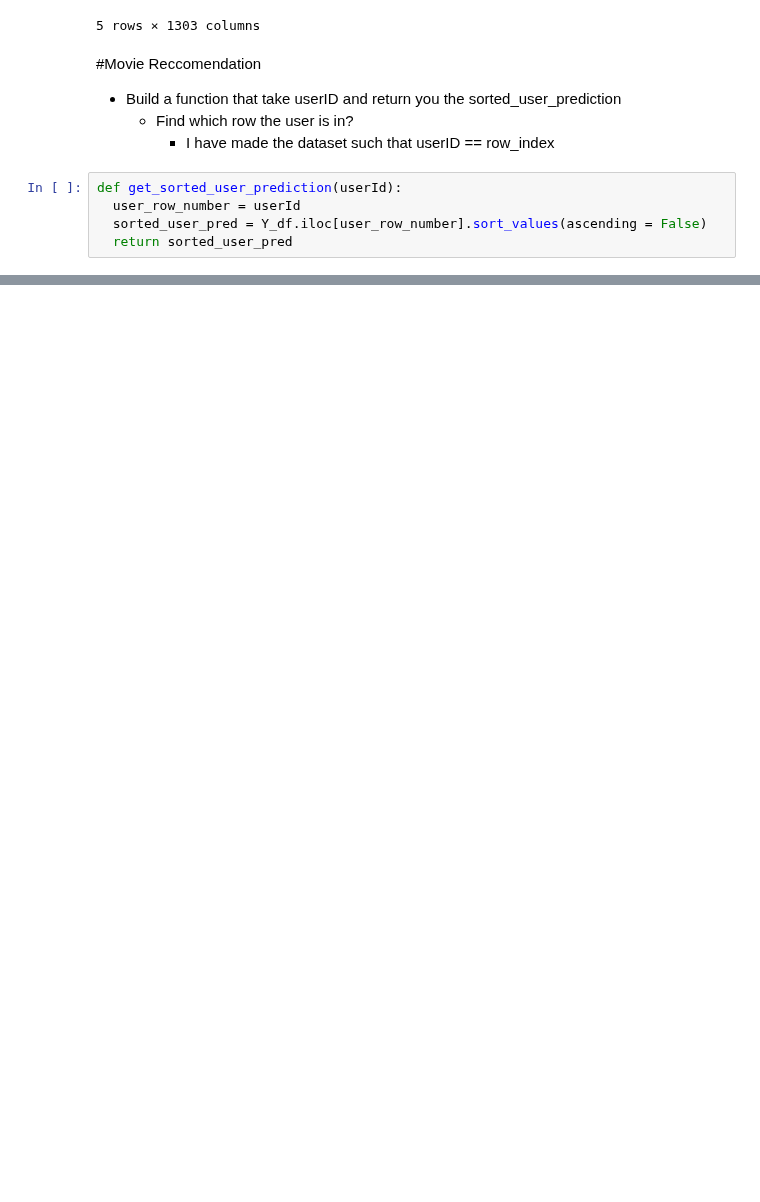
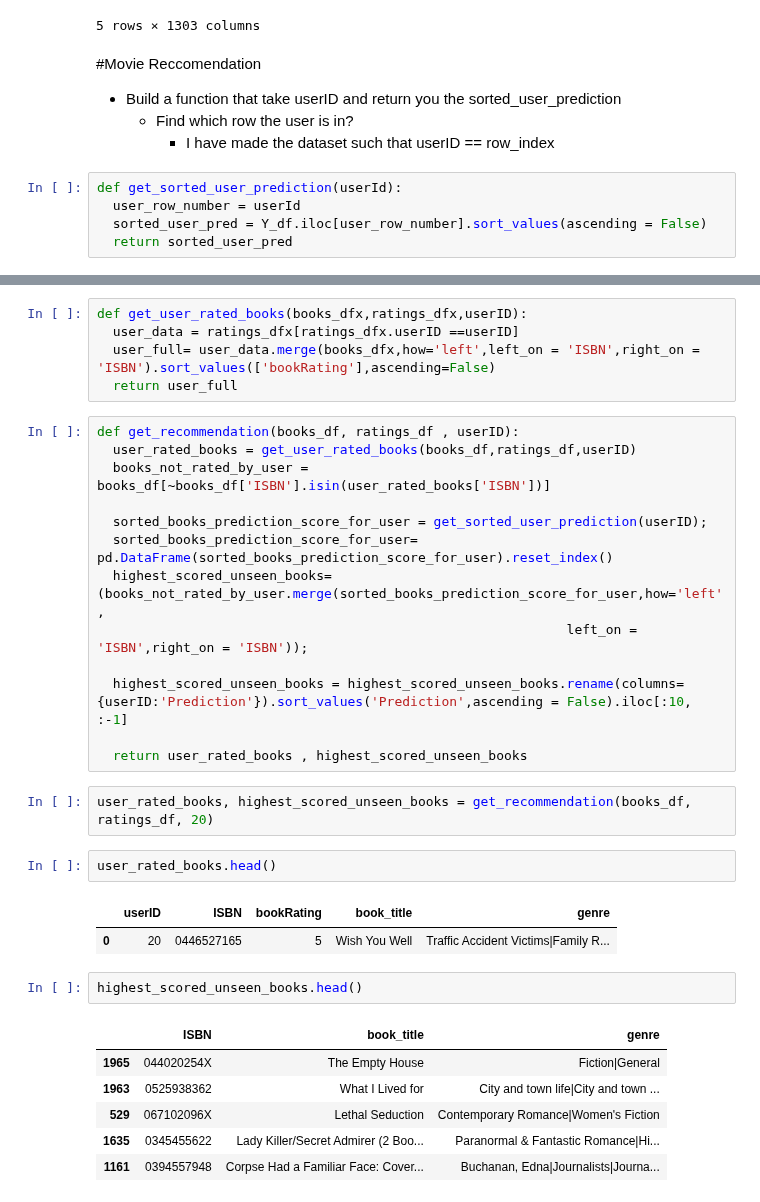
Before and after one commit to Pager07/Book-Recommendation, a Jupyter notebook: SVDHomeWork.ipynb, the cells around one changed output, grey strips where cells are left out. Drawn from its saved outputs; the diff is of its cells as text; blank space fills up the shorter version.

Commit message:
Movie Recommendation algorithm working

```diff
--- a/SVDHomeWork.ipynb
+++ b/SVDHomeWork.ipynb
@@ -111,0 +128,34 @@ def get_sorted_user_prediction(userId):
+# %%
+def get_user_rated_books(books_dfx,ratings_dfx,userID):
+  user_data = ratings_dfx[ratings_dfx.userID ==userID]
+  user_full= user_data.merge(books_dfx,how='left',left_on = 'ISBN',right_on = 'ISBN').sort_values(['bookRating'],ascending=False)
+  return user_full
+# %%
+def get_recommendation(books_df, ratings_df , userID):
+  user_rated_books = get_user_rated_books(books_df,ratings_df,userID)
+  books_not_rated_by_user = books_df[~books_df['ISBN'].isin(user_rated_books['ISBN'])]
+
+  sorted_books_prediction_score_for_user = get_sorted_user_prediction(userID);
+  sorted_books_prediction_score_for_user= pd.DataFrame(sorted_books_prediction_score_for_user).reset_index()
+  highest_scored_unseen_books=(books_not_rated_by_user.merge(sorted_books_prediction_score_for_user,how='left',
+                                                            left_on = 'ISBN',right_on = 'ISBN'));
+
+  highest_scored_unseen_books = highest_scored_unseen_books.rename(columns={userID:'Prediction'}).sort_values('Prediction',ascending = False).iloc[:10, :-1]
+
+  return user_rated_books , highest_scored_unseen_books
+# %%
+user_rated_books, highest_scored_unseen_books = get_recommendation(books_df, ratings_df, 20)
+# %%
+user_rated_books.head()
+# %% [output]
+|  | userID | ISBN | bookRating | book_title | genre |
+| 0 | 20 | 0446527165 | 5 | Wish You Well | Traffic Accident Victims|Family R... |
+# %%
+highest_scored_unseen_books.head()
+# %% [output]
+|  | ISBN | book_title | genre |
+| 1965 | 044020254X | The Empty House | Fiction|General |
+| 1963 | 0525938362 | What I Lived for | City and town life|City and town ... |
+| 529 | 067102096X | Lethal Seduction | Contemporary Romance|Women's Fiction |
+| 1635 | 0345455622 | Lady Killer/Secret Admirer (2 Boo... | Paranormal & Fantastic Romance|Hi... |
+| 1161 | 0394557948 | Corpse Had a Familiar Face: Cover... | Buchanan, Edna|Journalists|Journa... |
```
Also changed, not shown: parts of 7 cells of this notebook.
